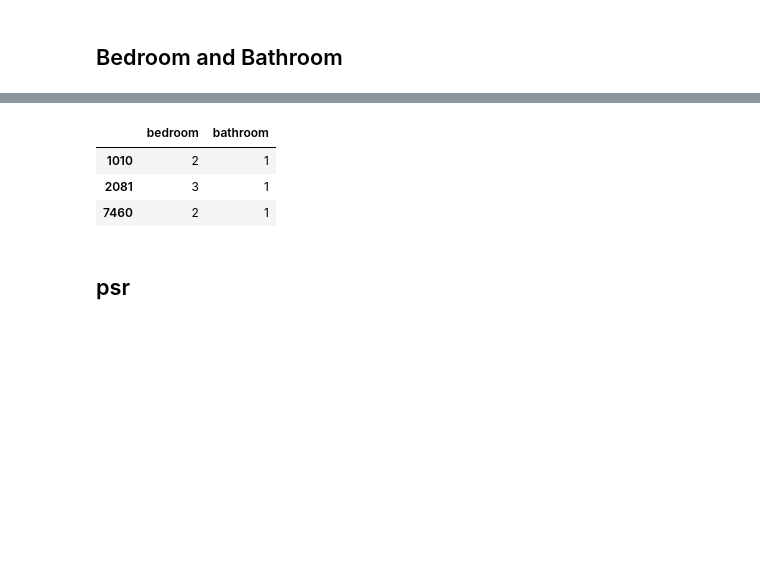
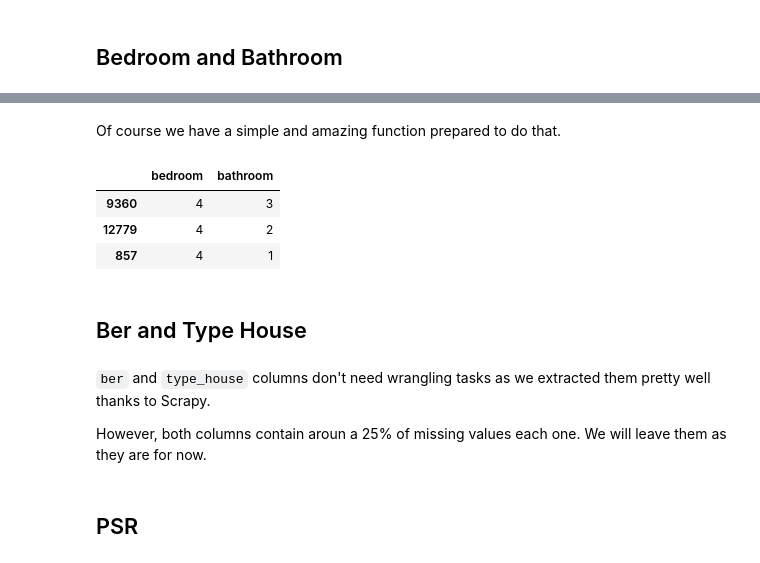
Before and after one commit to javiicc/Identifying_Potential_Investment_Opportunities_In_The_Irish_Real_Estate_Market_Using_MachineLearning, a Jupyter notebook: Data_Cleansing_and_Wrangling.ipynb, the cells around one changed output, grey strips where cells are left out. Drawn from its saved outputs; the diff is of its cells as text; code cells hidden in the pictures; blank space fills up the shorter version.

```diff
--- a/Data_Cleansing_and_Wrangling.ipynb
+++ b/Data_Cleansing_and_Wrangling.ipynb
@@ -532,4 +490,0 @@ sale_data['views'].isna().sum()
-# %%
-def process_views(df):
-    df['views'] = df['views'].str.replace(',', '').astype(float)
-    return df
@@ -536,4 +500,4 @@ def process_views(df):
 # %%
-sale_data = process_views(sale_data)
+sale = process_views(sale)
 # %% [markdown]
 ## Bedroom and Bathroom
@@ -581,14 +516,11 @@ Name: bathroom, dtype: int64
-# %%
-def process_rooms(df):
-    df['bedroom'] = df['bedroom'].str.split(' ').str[0]
-    df['bathroom'] = df['bathroom'].str.split(' ').str[0]
-    return df
+# %% [markdown]
+Of course we have a simple and amazing function prepared to do that.
 # %%
-sale_data = process_rooms(sale_data)
+sale = process_rooms(sale)
 # %%
-sale_data[['bedroom', 'bathroom']].sample(3)
+sale[['bedroom', 'bathroom']].sample(3)
 # %% [output]
 |  | bedroom | bathroom |
-| 1010 | 2 | 1 |
-| 2081 | 3 | 1 |
-| 7460 | 2 | 1 |
+| 9360 | 4 | 3 |
+| 12779 | 4 | 2 |
+| 857 | 4 | 1 |
@@ -599,2 +527,8 @@ sale_data.to_csv('data_available/sale_data_post_C&W.csv', sep=',', index=False)
+# %% [markdown]
+## Ber and Type House
+# %% [markdown]
+`ber` and `type_house` columns don't need wrangling tasks as we extracted them pretty well thanks to Scrapy.
+
+However, both columns contain aroun a 25% of missing values each one. We will leave them as they are for now.
 # %% [markdown]
-## psr
+## PSR
```
Also changed, not shown: parts of 54 cells of this notebook, 2 other files.
